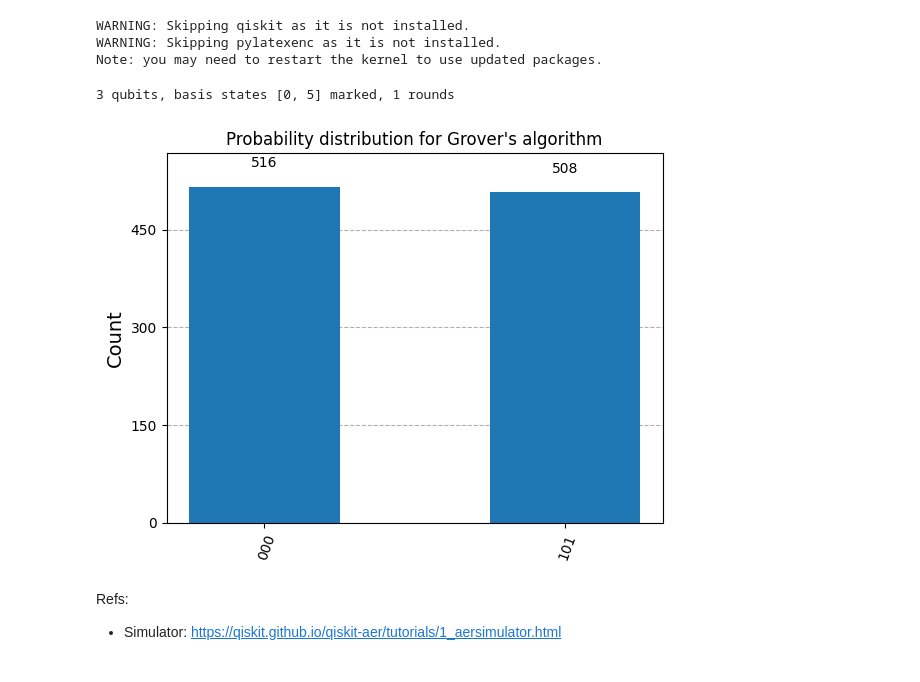
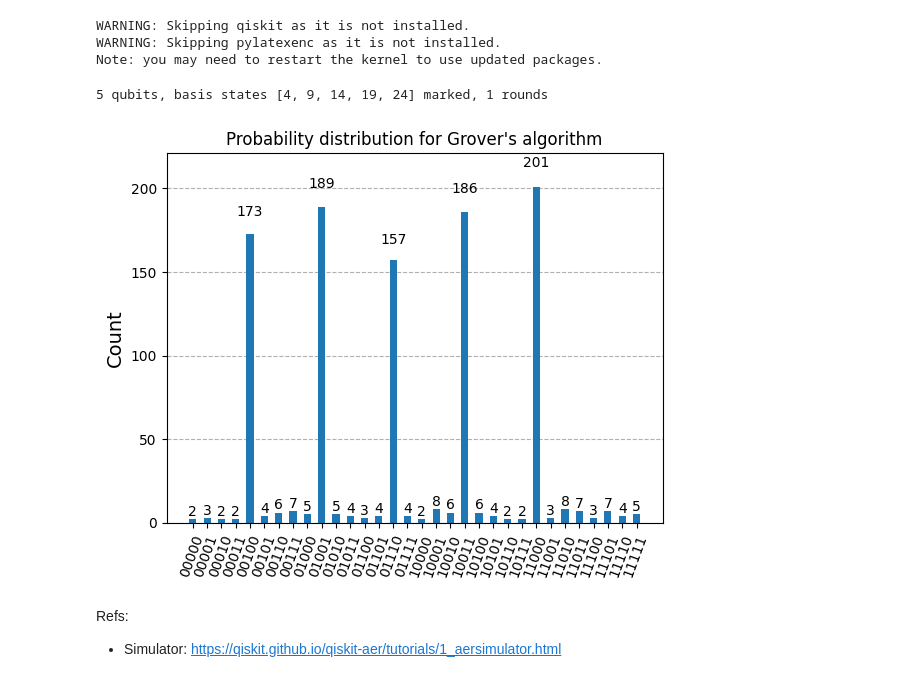
Before and after one commit to tamnpham/QuantumAICloud, a Jupyter notebook: screening-test/task1/task1.ipynb, the cells around one changed output. Cells and saved outputs as stored; diff of their text form; code cells hidden in the pictures.

```diff
--- a/screening-test/task1/task1.ipynb
+++ b/screening-test/task1/task1.ipynb
@@ -296,19 +296,19 @@ def Grover(n, indices_of_marked_elements):
 # %%
 # Init circuit and run Grover's algorithm
 # Define the number of qubits and the indices of the marked elements
-circuit = Grover(3, [0, 5])
+circuit = Grover(5, [4,9,14,19,24])
 
 # Run the circuit
 result = simulator.run(circuit.decompose(reps=6)).result()
 
 # Get the counts of probabilities
 counts = result.get_counts(circuit)
 
 # Plot the histogram
 plot_histogram(counts, title="Probability distribution for Grover's algorithm")
 # %% [output]
-3 qubits, basis states [0, 5] marked, 1 rounds
+5 qubits, basis states [4, 9, 14, 19, 24] marked, 1 rounds
-[figure, old version]
+[figure, new version]
 # %% [markdown]
 Refs:
 - Simulator: https://qiskit.github.io/qiskit-aer/tutorials/1_aersimulator.html
```
